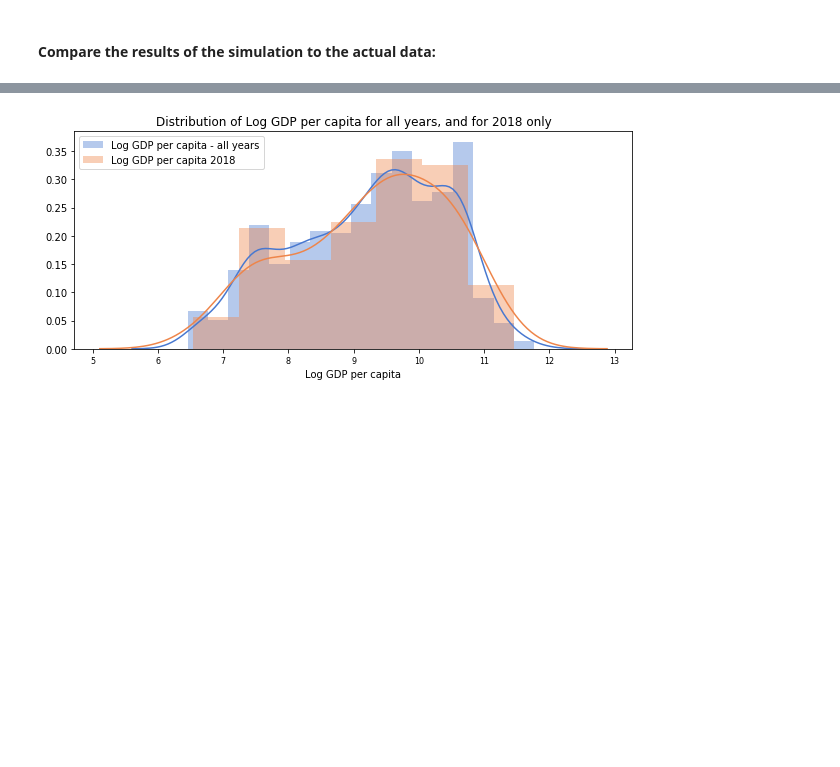
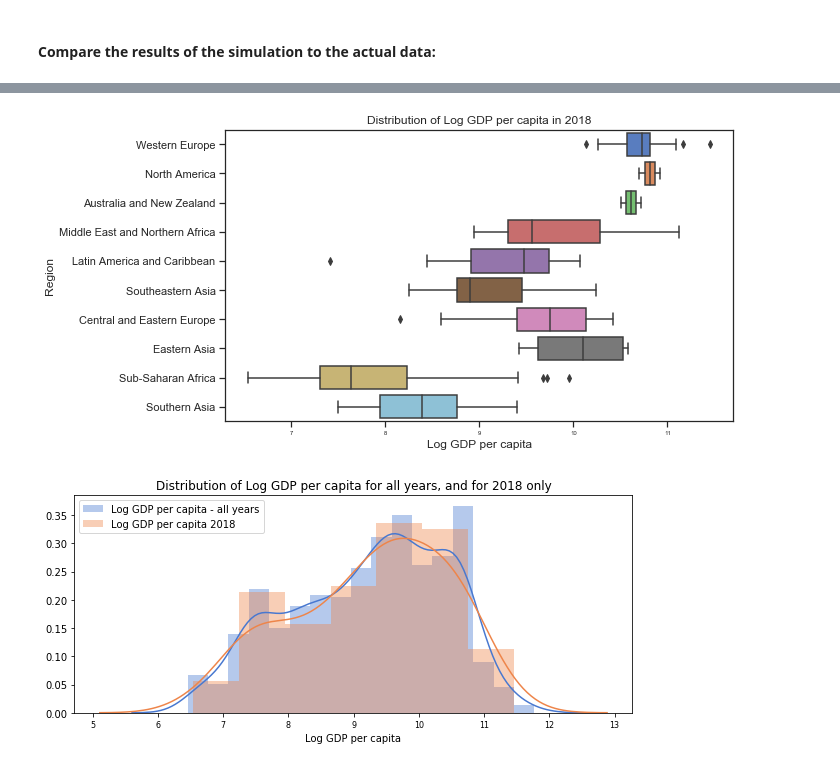
Before and after one commit to angela1C/Programming-for-Data-Analysis-Simulation-Project-2019, a Jupyter notebook: HappySimulate.ipynb, the cells around one changed output, grey strips where cells are left out. Drawn from its saved outputs; the diff is of its cells as text; code cells hidden in the pictures; blank space fills up the shorter version.

```diff
--- a/HappySimulate.ipynb
+++ b/HappySimulate.ipynb
@@ -1634,3 +1659,12 @@ Probably the same distribution
+# %%
+plt.rcParams["figure.figsize"] = (10,5)
+plt.rcParams["xtick.labelsize"] = 6
+sns.boxplot(y="Region", x="Log GDP per capita", data=dfh);
+plt.title("Distribution of Log GDP per capita in 2018")
+plt.tight_layout()
+plt.show()
+# %% [output]
+[figure, added]
 # %%
 sns.distplot(df['Log GDP per capita'].dropna(), label="Log GDP per capita - all years")
 sns.distplot(df18['Log GDP per capita'].dropna(), label="Log GDP per capita 2018")
```
Also changed, not shown: parts of 41 cells of this notebook, 1 other file.
